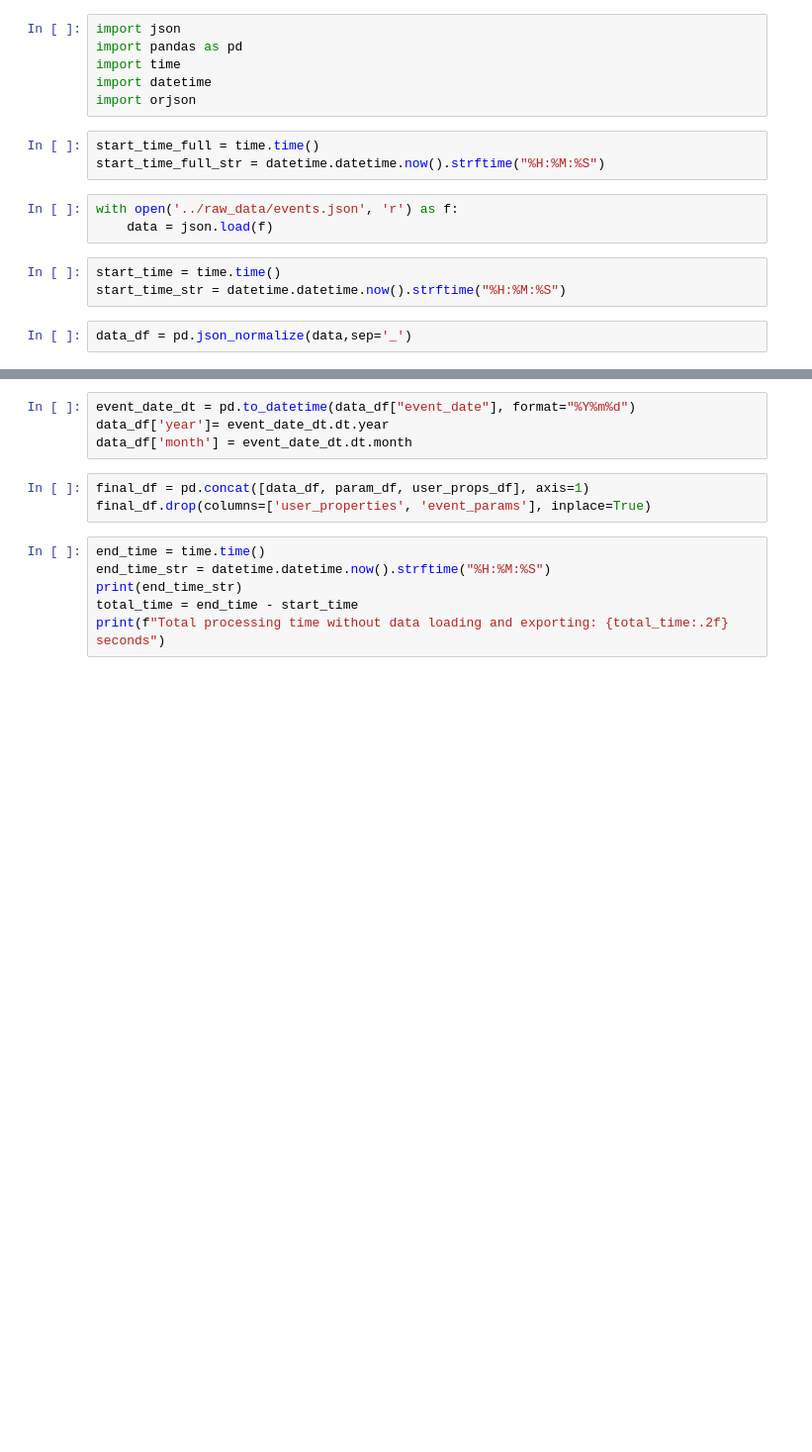
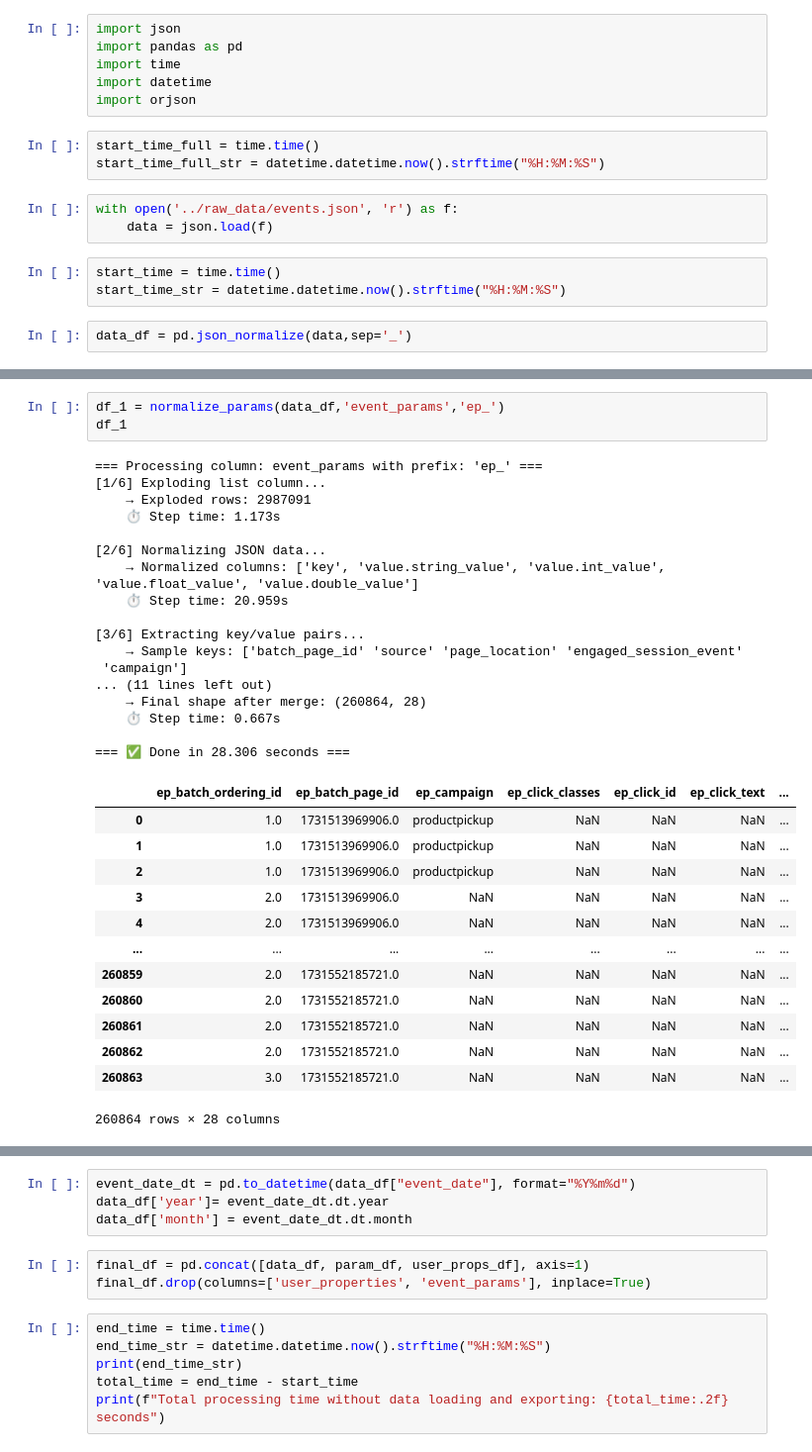
Before and after one commit to AliGohar2151/Data-Engineering, a Jupyter notebook: Google Analytics Data/script/events_normalization.ipynb, the cells around one changed output, grey strips where cells are left out. Shown at 99% size. Cells and saved outputs as stored; diff of their text form; blank space fills up the shorter version.

```diff
--- a/Google Analytics Data/script/events_normalization.ipynb
+++ b/Google Analytics Data/script/events_normalization.ipynb
@@ -35,0 +93,34 @@ user_props_df = pd.DataFrame(user_props_data).add_prefix('user_prop_')
+# %%
+df_1 = normalize_params(data_df,'event_params','ep_')
+df_1
+# %% [output]
+=== Processing column: event_params with prefix: 'ep_' ===
+[1/6] Exploding list column...
+    → Exploded rows: 2987091
+    ⏱️ Step time: 1.173s
+
+[2/6] Normalizing JSON data...
+    → Normalized columns: ['key', 'value.string_value', 'value.int_value', 'value.float_value', 'value.double_value']
+    ⏱️ Step time: 20.959s
+
+[3/6] Extracting key/value pairs...
+    → Sample keys: ['batch_page_id' 'source' 'page_location' 'engaged_session_event'
+ 'campaign']
+... (11 lines left out)
+    → Final shape after merge: (260864, 28)
+    ⏱️ Step time: 0.667s
+
+=== ✅ Done in 28.306 seconds ===
+|  | ep_batch_ordering_id | ep_batch_page_id | ep_campaign | ep_click_classes | ep_click_id | ep_click_text | ... |
+| 0 | 1.0 | 1731513969906.0 | productpickup | NaN | NaN | NaN | ... |
+| 1 | 1.0 | 1731513969906.0 | productpickup | NaN | NaN | NaN | ... |
+| 2 | 1.0 | 1731513969906.0 | productpickup | NaN | NaN | NaN | ... |
+| 3 | 2.0 | 1731513969906.0 | NaN | NaN | NaN | NaN | ... |
+| 4 | 2.0 | 1731513969906.0 | NaN | NaN | NaN | NaN | ... |
+| ... | ... | ... | ... | ... | ... | ... | ... |
+| 260859 | 2.0 | 1731552185721.0 | NaN | NaN | NaN | NaN | ... |
+| 260860 | 2.0 | 1731552185721.0 | NaN | NaN | NaN | NaN | ... |
+| 260861 | 2.0 | 1731552185721.0 | NaN | NaN | NaN | NaN | ... |
+| 260862 | 2.0 | 1731552185721.0 | NaN | NaN | NaN | NaN | ... |
+| 260863 | 3.0 | 1731552185721.0 | NaN | NaN | NaN | NaN | ... |
+260864 rows × 28 columns
```
Also changed, not shown: parts of 17 cells of this notebook, 2 other files.
